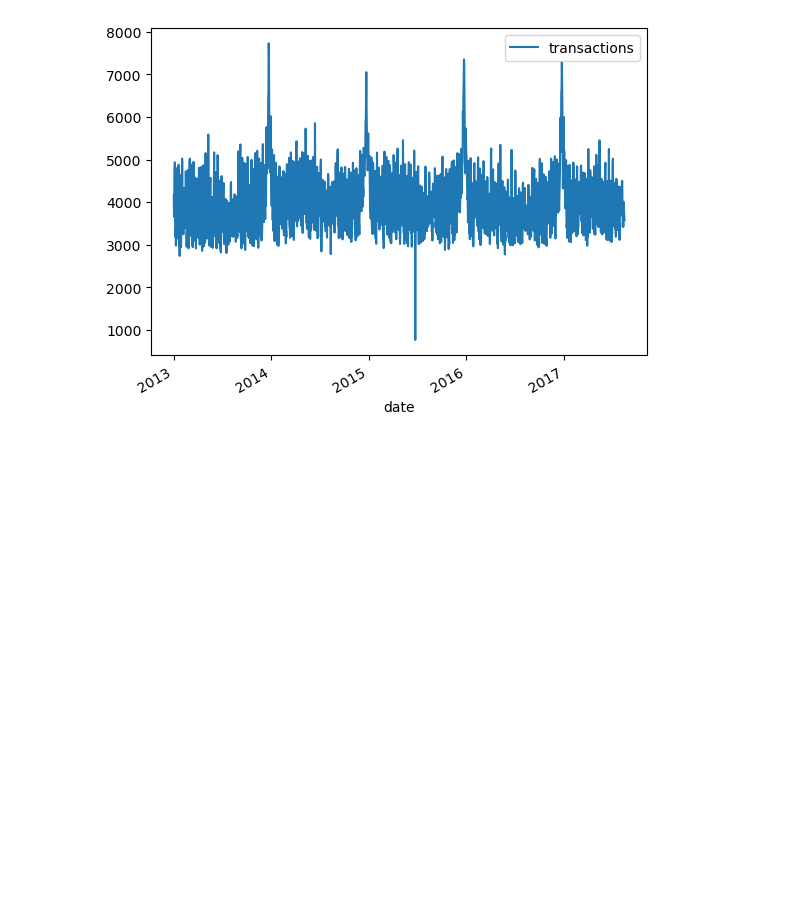
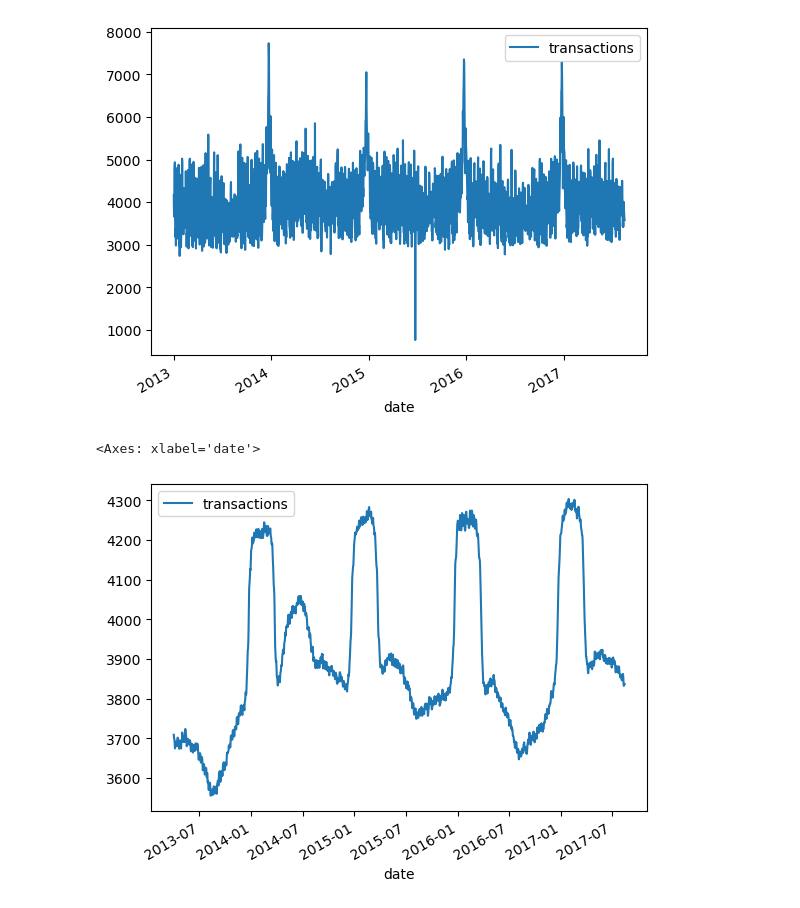
Before and after one commit to maciejsss/data-analysis-pandas, a Jupyter notebook: Course Assignment Notebooks/section07_time_series.ipynb, the cells around one changed output. Cells and saved outputs as stored; diff of their text form; code cells hidden in the pictures; blank space fills up the shorter version.

Commit message:
rolling averages

```diff
--- a/Course Assignment Notebooks/section07_time_series.ipynb
+++ b/Course Assignment Notebooks/section07_time_series.ipynb
@@ -283,3 +282,8 @@ transactions_47.plot()
 # %% [output]
 <Axes: xlabel='date'>
 [figure]
+# %%
+transactions_47.rolling(90).mean().plot()
+# %% [output]
+<Axes: xlabel='date'>
+[figure, added]
```
Also changed, not shown: parts of 1 cell of this notebook, 1 other file.
